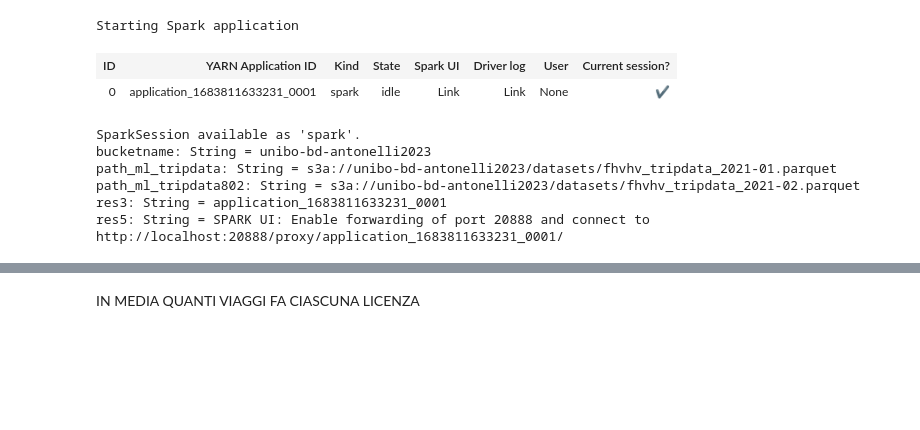
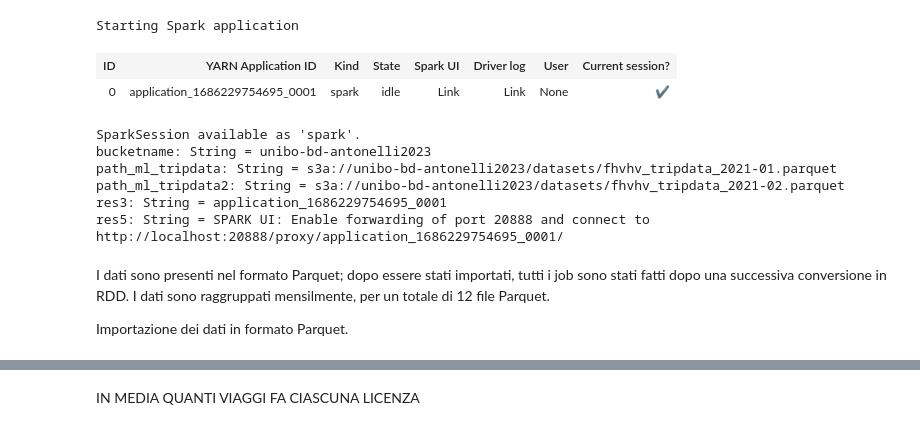
Before and after one commit to albianto97/bigdataFile, a Jupyter notebook: ProgettoBigDataAlbi.ipynb, the cells around one changed output, grey strips where cells are left out. Drawn from its saved outputs; the diff is of its cells as text; code cells hidden in the pictures; blank space fills up the shorter version.

```diff
--- a/ProgettoBigDataAlbi.ipynb
+++ b/ProgettoBigDataAlbi.ipynb
@@ -13,25 +8,29 @@ Current session configs: {'executorMemory': '5G', 'numExecutors': 2, 'executorCo
 # %%
 val bucketname = "unibo-bd-antonelli2023"
 val path_ml_tripdata =
 "s3a://"+bucketname+"/datasets/fhvhv_tripdata_2021-01.parquet"
 //"s3a://"+bucketname+"/datasets/project/2017/"
-val path_ml_tripdata802 =
+val path_ml_tripdata2 =
 "s3a://"+bucketname+"/datasets/fhvhv_tripdata_2021-02.parquet"
 
 sc.applicationId
 
 "SPARK UI: Enable forwarding of port 20888 and connect to http://localhost:20888/proxy/" + sc.applicationId + "/"
 # %% [output]
 [interactive output not drawn]
 Starting Spark application
 | ID | YARN Application ID | Kind | State | Spark UI | Driver log | User | Current session? |
-| 0 | application_1683811633231_0001 | spark | idle | Link | Link | None | ✔ |
+| 0 | application_1686229754695_0001 | spark | idle | Link | Link | None | ✔ |
 SparkSession available as 'spark'.
 bucketname: String = unibo-bd-antonelli2023
 path_ml_tripdata: String = s3a://unibo-bd-antonelli2023/datasets/fhvhv_tripdata_2021-01.parquet
-path_ml_tripdata802: String = s3a://unibo-bd-antonelli2023/datasets/fhvhv_tripdata_2021-02.parquet
-res3: String = application_1683811633231_0001
-res5: String = SPARK UI: Enable forwarding of port 20888 and connect to http://localhost:20888/proxy/application_1683811633231_0001/
+path_ml_tripdata2: String = s3a://unibo-bd-antonelli2023/datasets/fhvhv_tripdata_2021-02.parquet
+res3: String = application_1686229754695_0001
+res5: String = SPARK UI: Enable forwarding of port 20888 and connect to http://localhost:20888/proxy/application_1686229754695_0001/
+# %% [markdown]
+I dati sono presenti nel formato Parquet; dopo essere stati importati, tutti i job sono stati fatti dopo una successiva conversione in RDD. I dati sono raggruppati mensilmente, per un totale di 12 file Parquet.
+
+Importazione dei dati in formato Parquet.
 # %%
 import spark.implicits._
 val parquetFileDF = spark.read.parquet(path_ml_tripdata)
```
Also changed, not shown: parts of 51 cells of this notebook.
